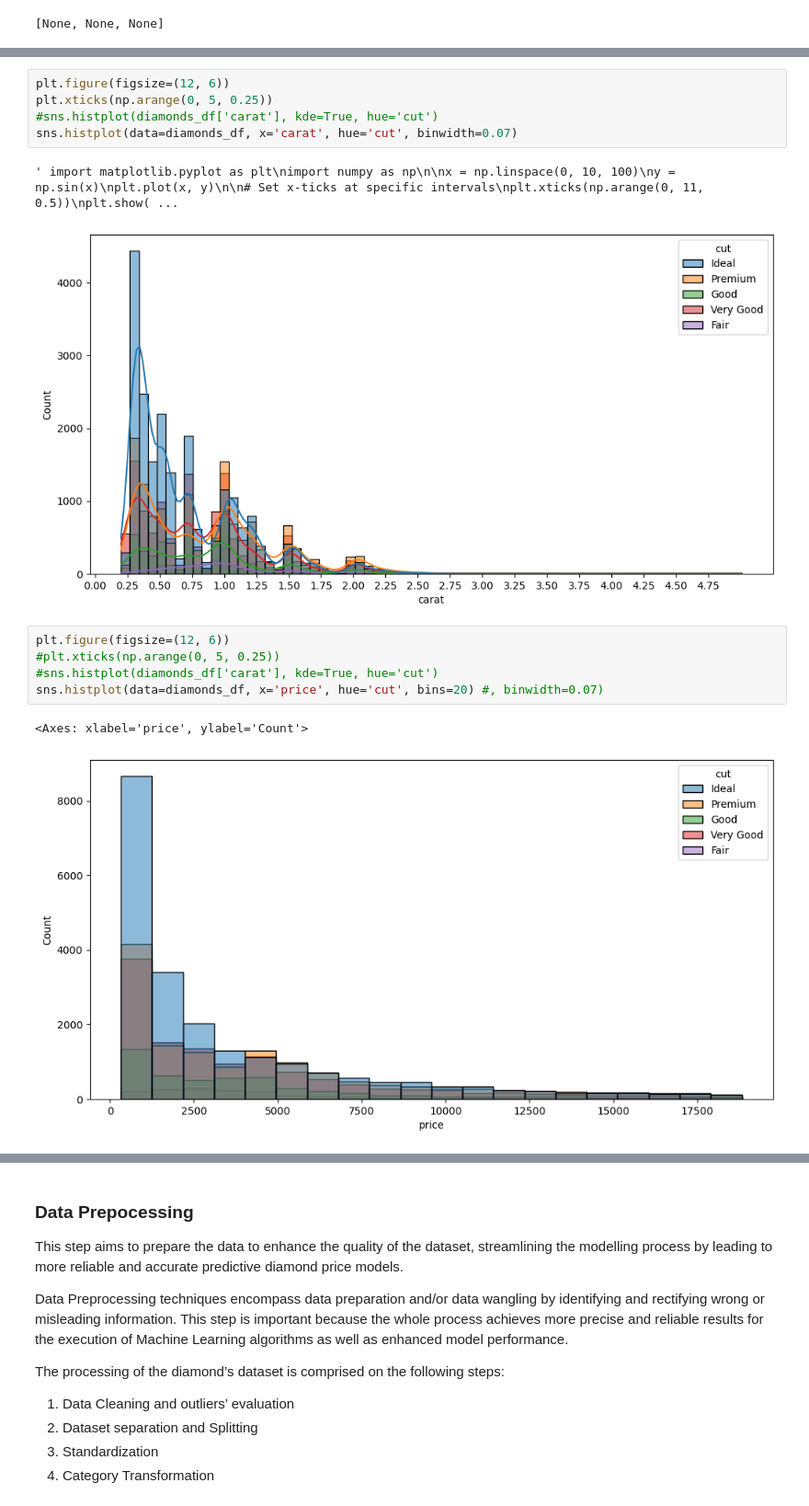
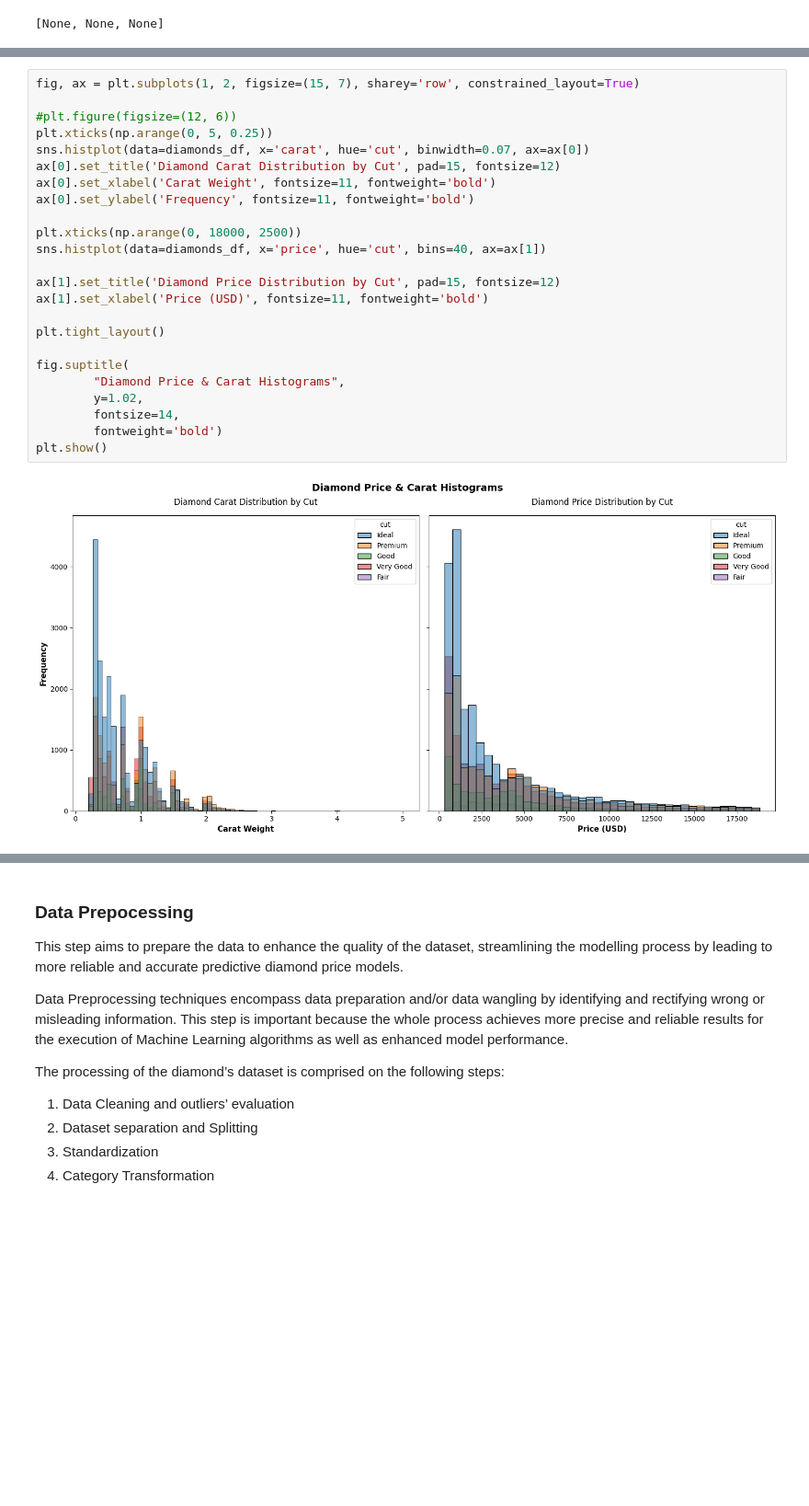
Before and after one commit to remabreu/DiamondsPrices, a Jupyter notebook: diamonds.ipynb, the cells around one changed output, grey strips where cells are left out. Shown at 92% size. Cells and saved outputs as stored; diff of their text form; blank space fills up the shorter version.

```diff
--- a/diamonds.ipynb
+++ b/diamonds.ipynb
@@ -367,17 +513,27 @@ The conclusion is that carat is not a smooth measure and in consequence models t
-# %%
-plt.figure(figsize=(12, 6))
-plt.xticks(np.arange(0, 5, 0.25))
-#sns.histplot(diamonds_df['carat'], kde=True, hue='cut')
-sns.histplot(data=diamonds_df, x='carat', hue='cut', binwidth=0.07)
-# %% [output]
-' import matplotlib.pyplot as plt\nimport numpy as np\n\nx = np.linspace(0, 10, 100)\ny = np.sin(x)\nplt.plot(x, y)\n\n# Set x-ticks at specific intervals\nplt.xticks(np.arange(0, 11, 0.5))\nplt.show( ...
-[figure, removed]
-# %%
-plt.figure(figsize=(12, 6))
-#plt.xticks(np.arange(0, 5, 0.25))
-#sns.histplot(diamonds_df['carat'], kde=True, hue='cut')
-sns.histplot(data=diamonds_df, x='price', hue='cut', bins=20) #, binwidth=0.07)
-# %% [output]
-<Axes: xlabel='price', ylabel='Count'>
-[figure, removed]
+# %%
+fig, ax = plt.subplots(1, 2, figsize=(15, 7), sharey='row', constrained_layout=True)
+
+#plt.figure(figsize=(12, 6))
+plt.xticks(np.arange(0, 5, 0.25))
+sns.histplot(data=diamonds_df, x='carat', hue='cut', binwidth=0.07, ax=ax[0])
+ax[0].set_title('Diamond Carat Distribution by Cut', pad=15, fontsize=12)
+ax[0].set_xlabel('Carat Weight', fontsize=11, fontweight='bold')
+ax[0].set_ylabel('Frequency', fontsize=11, fontweight='bold')
+
+plt.xticks(np.arange(0, 18000, 2500))
+sns.histplot(data=diamonds_df, x='price', hue='cut', bins=40, ax=ax[1])
+
+ax[1].set_title('Diamond Price Distribution by Cut', pad=15, fontsize=12)
+ax[1].set_xlabel('Price (USD)', fontsize=11, fontweight='bold')
+
+plt.tight_layout()
+
+fig.suptitle(
+        "Diamond Price & Carat Histograms",
+        y=1.02,
+        fontsize=14,
+        fontweight='bold')
+plt.show()
+# %% [output]
+[figure, added]
 # %% [markdown]
```
Also changed, not shown: parts of 33 cells of this notebook.
